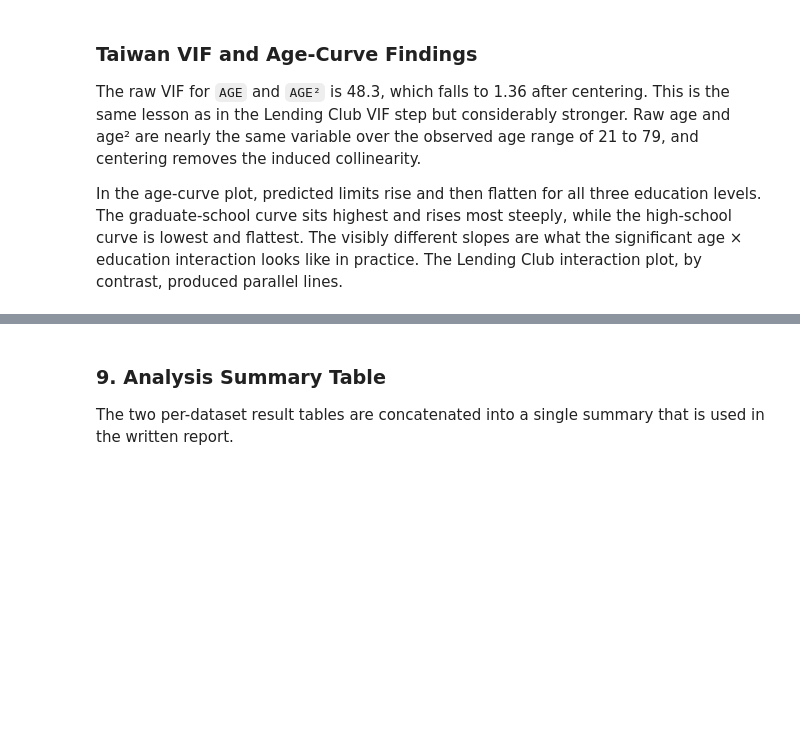
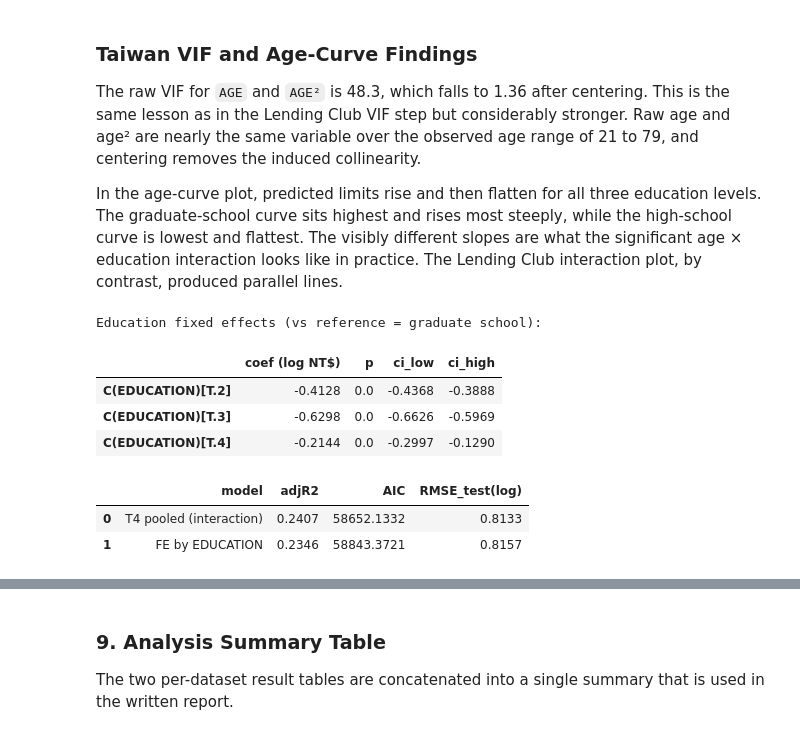
Before and after one commit to kumargaurav-bu-edu/ms_datascience, a Jupyter notebook: week_08282026/DX799O1/homework/kumar_gaurav_week1_dx799O1_v2.ipynb, the cells around one changed output, grey strips where cells are left out. Saved outputs shown, nothing was run; the diff lists cells and outputs as text; code cells hidden in the pictures; blank space fills up the shorter version.

```diff
--- a/week_08282026/DX799O1/homework/kumar_gaurav_week1_dx799O1_v2.ipynb
+++ b/week_08282026/DX799O1/homework/kumar_gaurav_week1_dx799O1_v2.ipynb
@@ -746,3 +746,51 @@ plt.tight_layout(); plt.show()
 The raw VIF for `AGE` and `AGE²` is 48.3, which falls to 1.36 after centering. This is the same lesson as in the Lending Club VIF step but considerably stronger. Raw age and age² are nearly the same variable over the observed age range of 21 to 79, and centering removes the induced collinearity.
 
 In the age-curve plot, predicted limits rise and then flatten for all three education levels. The graduate-school curve sits highest and rises most steeply, while the high-school curve is lowest and flattest. The visibly different slopes are what the significant age × education interaction looks like in practice. The Lending Club interaction plot, by contrast, produced parallel lines.
+# %%
+# --- execute this block ---
+# Fixed-Effects Regression by EDUCATION (Week 1 topic content)
+#
+# A fixed-effects model treats each level of a group variable as its own intercept.
+# Here EDUCATION {1 = graduate, 2 = university, 3 = high school, 4 = other} serves
+# as the group. The dummies absorb all unobserved education-level characteristics
+# (e.g. average income regime, risk profile) that are constant within an education band.
+fe = smf.ols(
+    "log_LIMIT_BAL ~ AGE_c + I(AGE_c**2) + C(PAY_1) + log_BILL_AMT1 + log_PAY_AMT1 "
+    "+ C(SEX) + C(MARRIAGE) + C(EDUCATION)",
+    data=tw_tr,
+).fit()
+
+# Fixed-effect coefficients (relative to EDUCATION reference level 1 = graduate school)
+fe_dummies = fe.params.filter(like="C(EDUCATION)")
+fe_pvals = fe.pvalues.filter(like="C(EDUCATION)")
+fe_ci = fe.conf_int().loc[fe_dummies.index]
+fe_tbl = pd.DataFrame({
+    "coef (log NT$)": fe_dummies,
+    "p": fe_pvals,
+    "ci_low": fe_ci[0],
+    "ci_high": fe_ci[1],
+}).round(4)
+print("Education fixed effects (vs reference = graduate school):")
+display(fe_tbl)
+
+# Compare FE model to pooled T4 (no EDUCATION dummies)
+t4 = tw_models["T4 PAY_1 categorical"]
+cmp = pd.DataFrame({
+    "model":   ["T4 pooled (interaction)", "FE by EDUCATION"],
+    "adjR2":   [t4.rsquared_adj,          fe.rsquared_adj],
+    "AIC":     [t4.aic,                    fe.aic],
+    "RMSE_test(log)": [
+        np.sqrt(mean_squared_error(tw_te["log_LIMIT_BAL"], t4.predict(tw_te))),
+        np.sqrt(mean_squared_error(tw_te["log_LIMIT_BAL"], fe.predict(tw_te))),
+    ],
+}).round(4)
+display(cmp)
+# %% [output]
+Education fixed effects (vs reference = graduate school):
+|  | coef (log NT$) | p | ci_low | ci_high |
+| C(EDUCATION)[T.2] | -0.4128 | 0.0 | -0.4368 | -0.3888 |
+| C(EDUCATION)[T.3] | -0.6298 | 0.0 | -0.6626 | -0.5969 |
+| C(EDUCATION)[T.4] | -0.2144 | 0.0 | -0.2997 | -0.1290 |
+|  | model | adjR2 | AIC | RMSE_test(log) |
+| 0 | T4 pooled (interaction) | 0.2407 | 58652.1332 | 0.8133 |
+| 1 | FE by EDUCATION | 0.2346 | 58843.3721 | 0.8157 |
```
Also changed, not shown: parts of 7 cells of this notebook, 34 other files.
